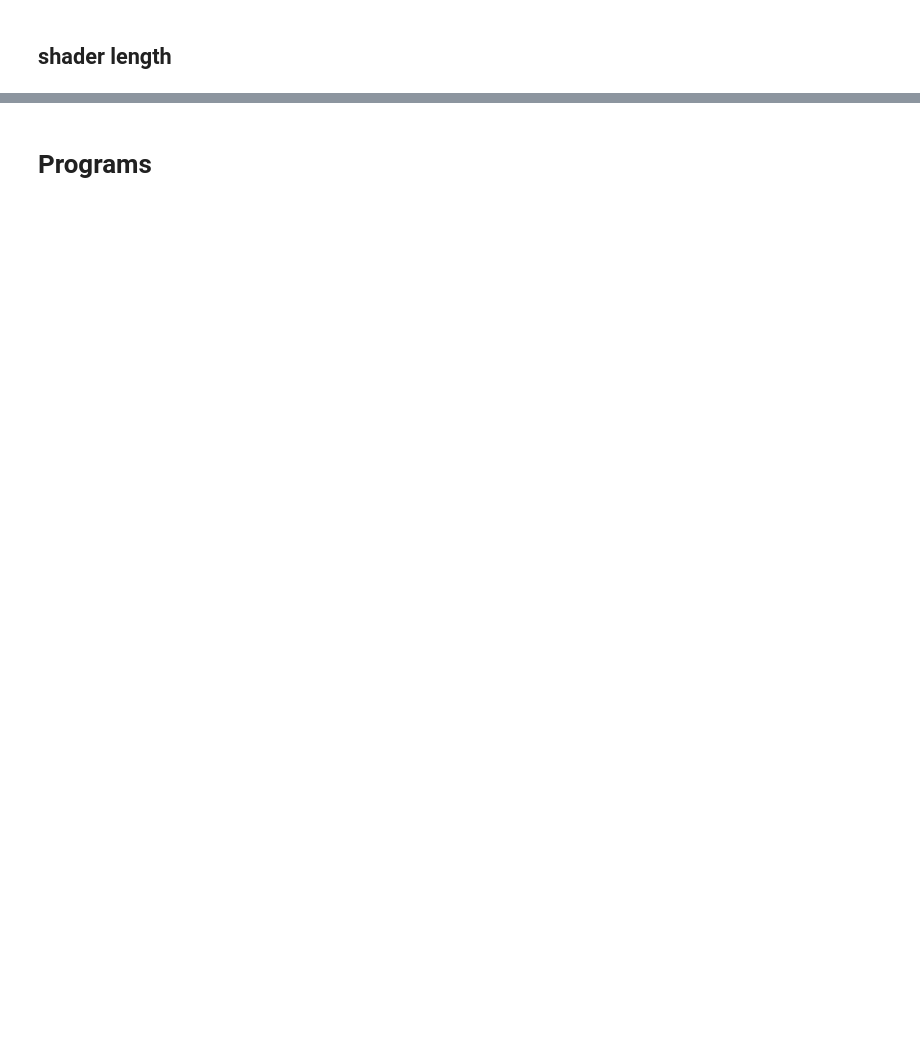
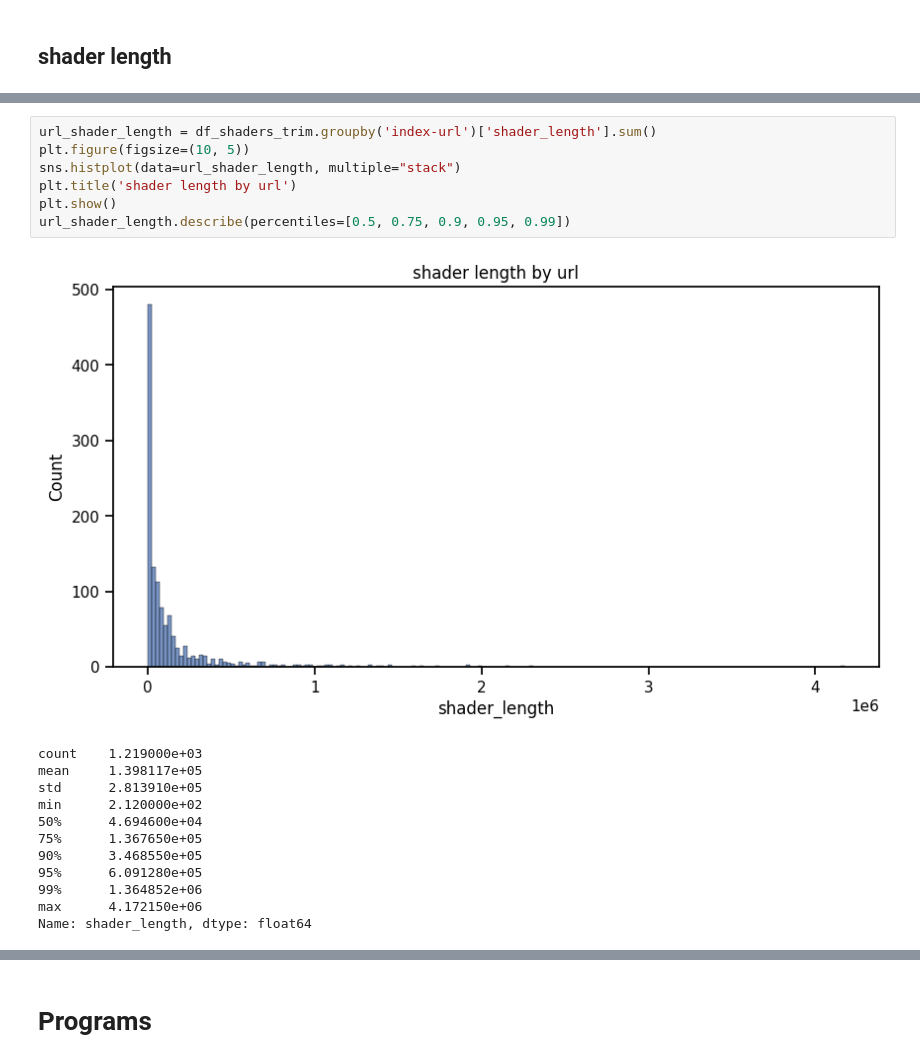
Before and after one commit to yudshj/WebGL-Empirical-Study-new, a Jupyter notebook: 3-4.AnalyzeRaf/4_analyze_huls.ipynb, the cells around one changed output, grey strips where cells are left out. Saved outputs shown, nothing was run; the diff lists cells and outputs as text; blank space fills up the shorter version.

```diff
--- a/3-4.AnalyzeRaf/4_analyze_huls.ipynb
+++ b/3-4.AnalyzeRaf/4_analyze_huls.ipynb
@@ -493,0 +717,20 @@ print('frag', shader_df_frag.describe())
+# %%
+url_shader_length = df_shaders_trim.groupby('index-url')['shader_length'].sum()
+plt.figure(figsize=(10, 5))
+sns.histplot(data=url_shader_length, multiple="stack")
+plt.title('shader length by url')
+plt.show()
+url_shader_length.describe(percentiles=[0.5, 0.75, 0.9, 0.95, 0.99])
+# %% [output]
+[figure, added]
+count    1.219000e+03
+mean     1.398117e+05
+std      2.813910e+05
+min      2.120000e+02
+50%      4.694600e+04
+75%      1.367650e+05
+90%      3.468550e+05
+95%      6.091280e+05
+99%      1.364852e+06
+max      4.172150e+06
+Name: shader_length, dtype: float64
```
Also changed, not shown: parts of 66 cells of this notebook.
